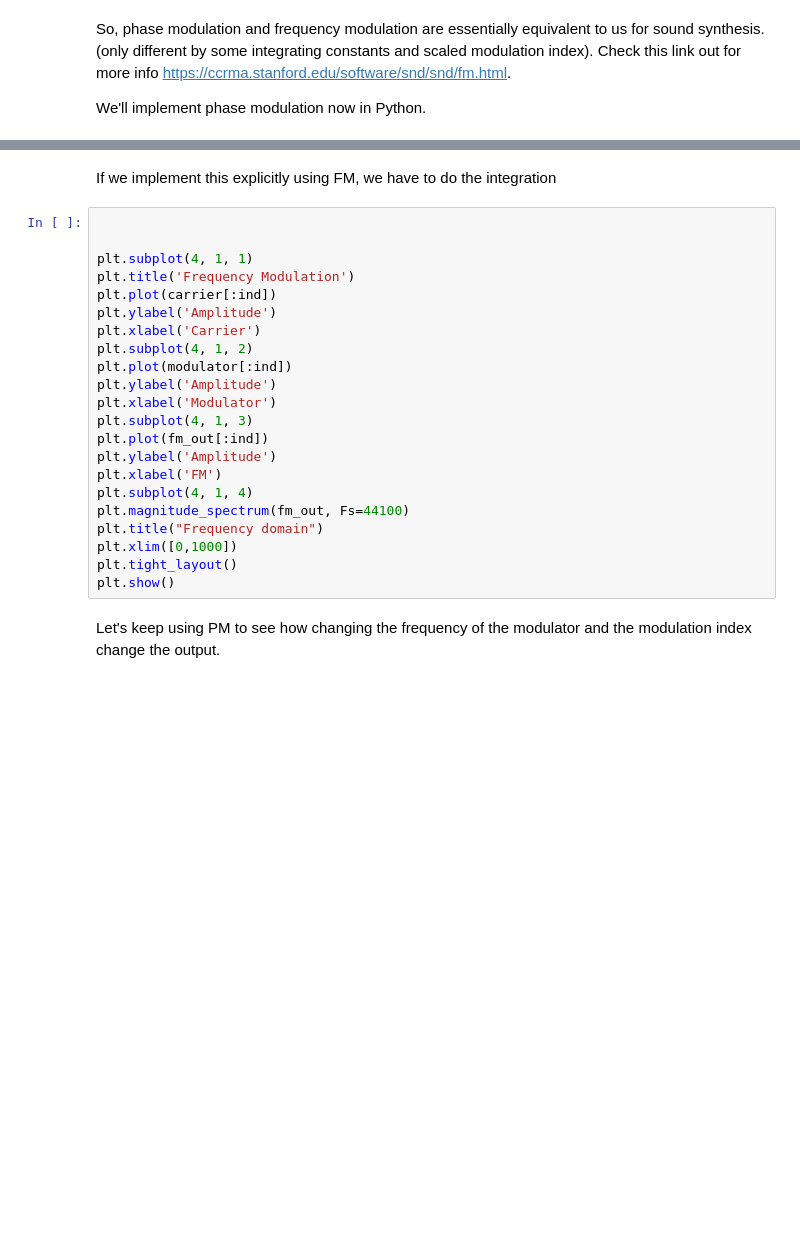
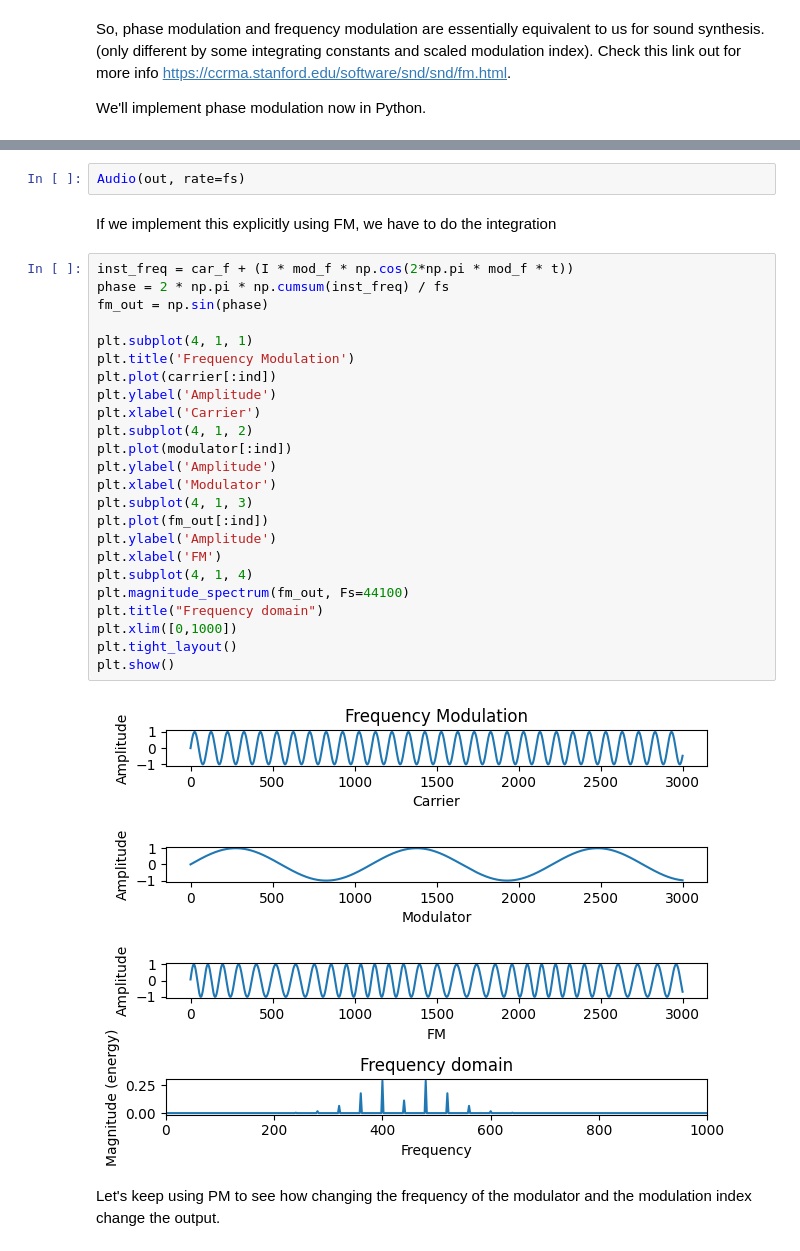
Before and after one commit to denayeisnotokay/AudioTechII, a Jupyter notebook: Lectures-Blank/Lesson07_SynthesisPython-Day2.ipynb, the cells around one changed output, grey strips where cells are left out. Saved outputs shown, nothing was run; the diff lists cells and outputs as text; blank space fills up the shorter version.

```diff
--- a/Lectures-Blank/Lesson07_SynthesisPython-Day2.ipynb
+++ b/Lectures-Blank/Lesson07_SynthesisPython-Day2.ipynb
@@ -93,26 +106,32 @@ plt.show()
+# %%
+Audio(out, rate=fs)
 # %% [markdown]
 If we implement this explicitly using FM, we have to do the integration
 # %%
-
+inst_freq = car_f + (I * mod_f * np.cos(2*np.pi * mod_f * t))
+phase = 2 * np.pi * np.cumsum(inst_freq) / fs
+fm_out = np.sin(phase)
 
 plt.subplot(4, 1, 1)
 plt.title('Frequency Modulation')
 plt.plot(carrier[:ind])
 plt.ylabel('Amplitude')
 plt.xlabel('Carrier')
 plt.subplot(4, 1, 2)
 plt.plot(modulator[:ind])
 plt.ylabel('Amplitude')
 plt.xlabel('Modulator')
 plt.subplot(4, 1, 3)
 plt.plot(fm_out[:ind])
 plt.ylabel('Amplitude')
 plt.xlabel('FM')
 plt.subplot(4, 1, 4)
 plt.magnitude_spectrum(fm_out, Fs=44100)
 plt.title("Frequency domain")
 plt.xlim([0,1000])
 plt.tight_layout()
 plt.show()
+# %% [output]
+[figure, added]
 # %% [markdown]
 Let's keep using PM to see how changing the frequency of the modulator and the modulation index change the output.
```
Also changed, not shown: parts of 2 cells of this notebook, 1 other file.
